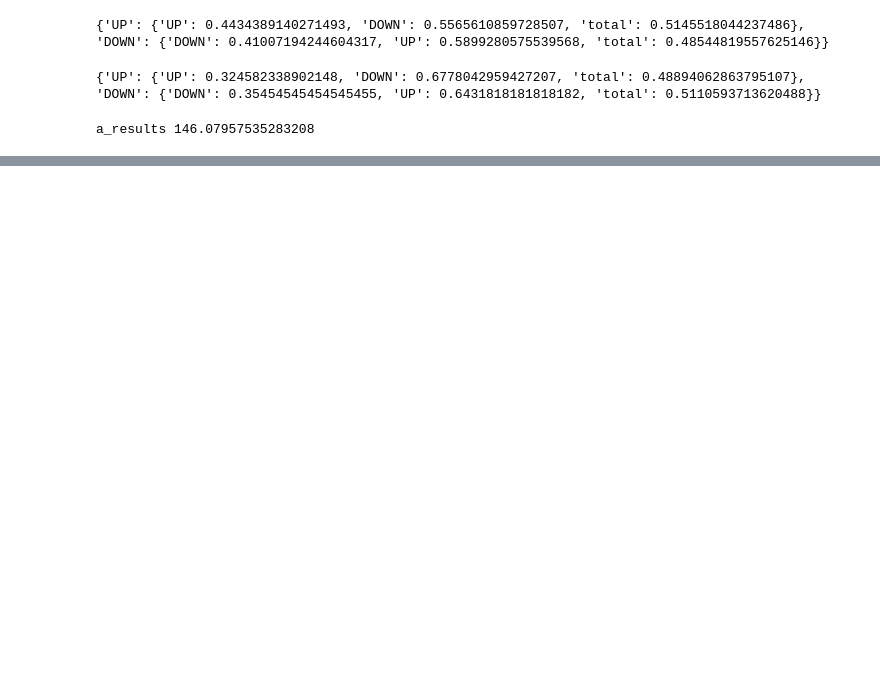
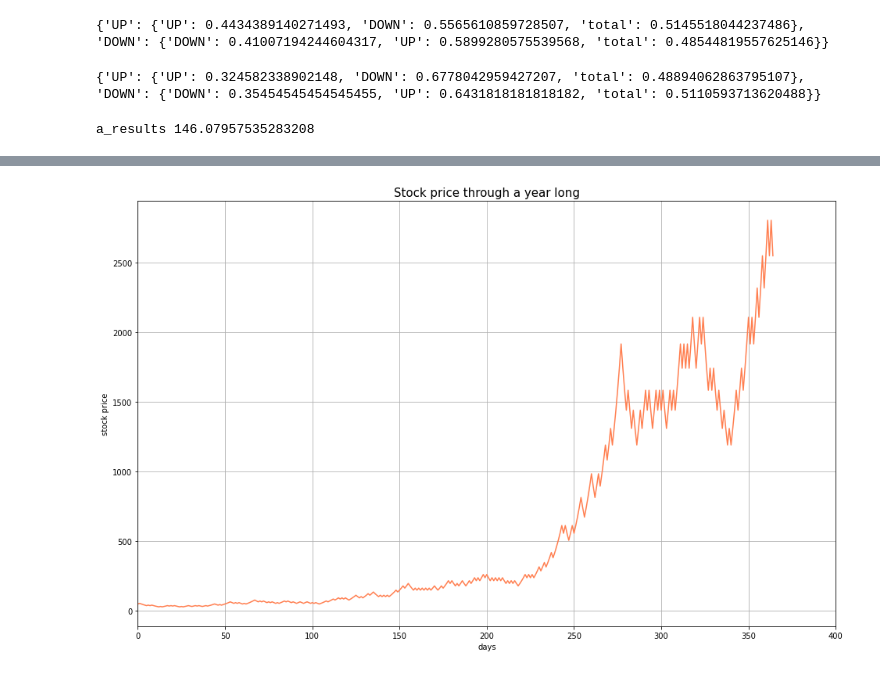
Before and after one commit to lautarodelosheros/fiuba-simulacion, a Jupyter notebook: TP2/main/ej3.ipynb, the cells around one changed output, grey strips where cells are left out. Cells and saved outputs as stored; diff of their text form; code cells hidden in the pictures; blank space fills up the shorter version.

```diff
--- a/TP2/main/ej3.ipynb
+++ b/TP2/main/ej3.ipynb
@@ -131,0 +132,15 @@ a_results 21.713798060671216
+# %%
+import matplotlib.pyplot as plt
+
+a_year_results = simulate_year(51.20, action_a_probabilities)
+
+plt.figure(figsize=(16,10))
+plt.plot([i for i in range(365)], a_year_results, color='coral')
+plt.xlabel('days')
+plt.ylabel('stock price')
+plt.title('Stock price through a year long', fontsize=15)
+plt.xlim(0, 400)
+plt.grid()
+plt.show()
+# %% [output]
+[figure, added]
```
Also changed, not shown: parts of 2 cells of this notebook.
